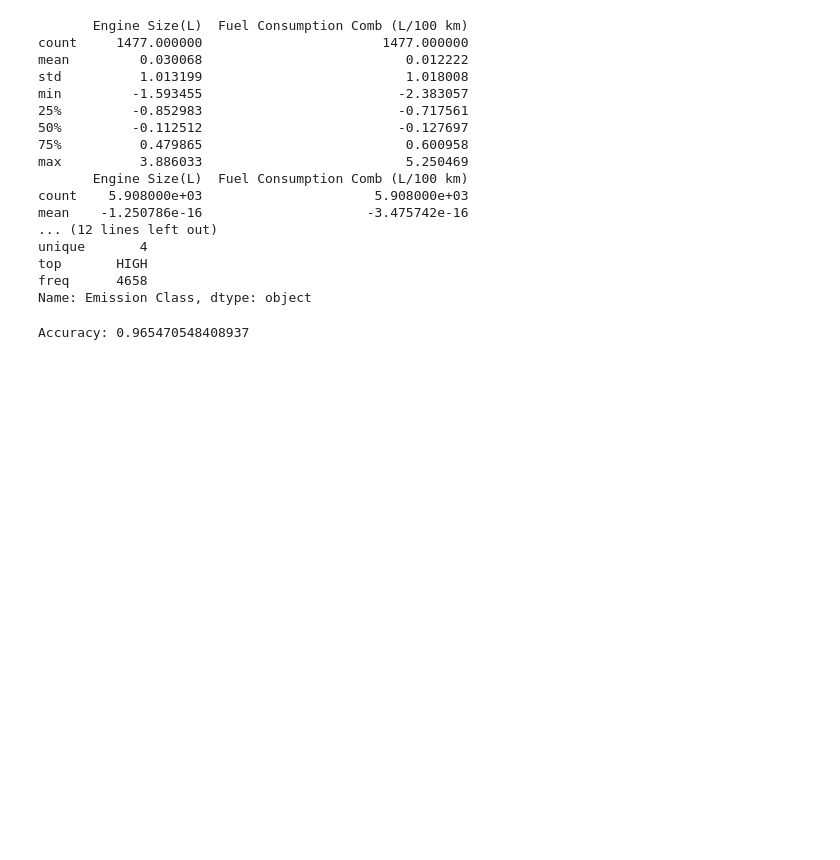
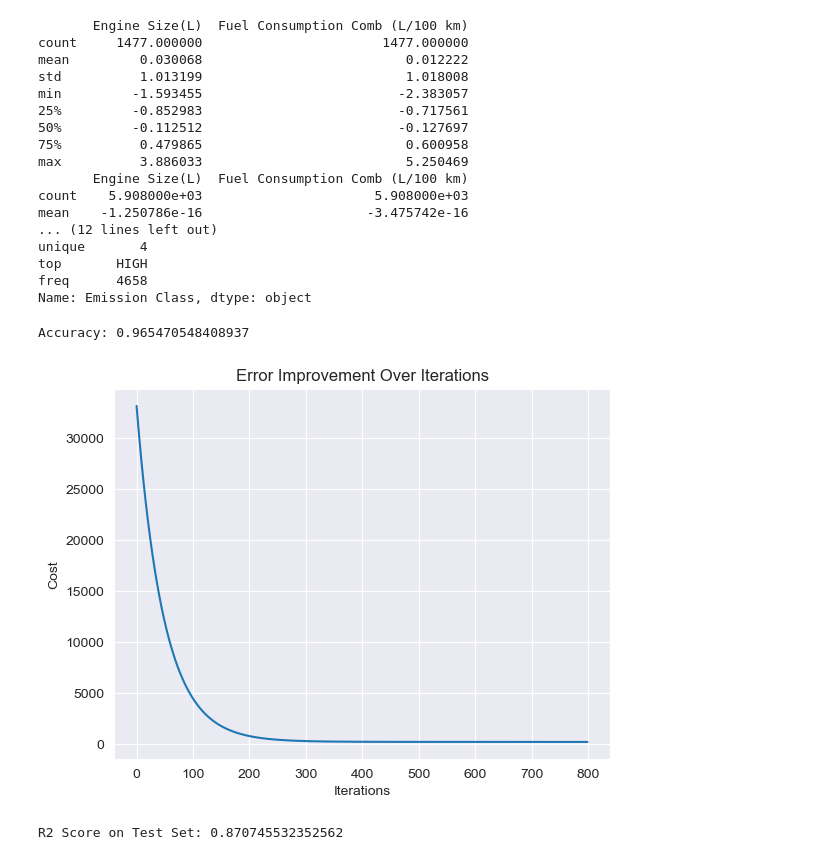
Before and after one commit to hagag1919/CO2-emission-ml, a Jupyter notebook: app.ipynb, the cells around one changed output. Cells and saved outputs as stored; diff of their text form; code cells hidden in the pictures; blank space fills up the shorter version.

Commit message:
update linear regression block

```diff
--- a/app.ipynb
+++ b/app.ipynb
@@ -180,44 +180,55 @@ plt.ylabel('Fuel Consumption Comb (L/100 km)')
 plt.tight_layout()
 plt.show()
 # %%
+# Linear Regression
+# Assuming 'data' is already loaded with the required columns.
+X = data[['Engine Size(L)', 'Fuel Consumption Comb (L/100 km)']].values
+y = data['CO2 Emissions(g/km)'].values
 
 # Normalize features
-X_train_co2 = (X_train_co2 - np.mean(X_train_co2, axis=0)) / np.std(X_train_co2, axis=0)
+X = (X - np.mean(X, axis=0)) / np.std(X, axis=0)
 
 # Add a column of ones to X for the bias term
-X_train_co2 = np.hstack([np.ones((X_train_co2.shape[0], 1)), X])
+X = np.hstack([np.ones((X.shape[0], 1)), X])
+
+# Split the data into training and testing sets
+X_train, X_test, y_train, y_test = train_test_split(X, y, test_size=0.2, random_state=42)
 
 # Initialize parameters
-theta = np.zeros(X_train_co2.shape[1])
+theta = np.zeros(X_train.shape[1])
 alpha = 0.01
-iterations = 500
-m = len(y)
+iterations = 800
+m = len(y_train)
 cost_history = []
 
 # Gradient descent
 for i in range(iterations):
-    # Calculate the predictions based on the current parameters
-    predictions = X_train_co2.dot(theta)
+    # Compute the predictions for the training set by multiplying X_train with the parameters (theta)
+    predictions = X_train.dot(theta)
 
-    # Calculate the error between predictions and actual values
-    errors = predictions - y
+    # Calculate the error (difference) between the predicted and actual values
+    errors = predictions - y_train
 
-    # Compute the cost (mean squared error)
-    cost = (1/(2*m)) * np.dot(errors.T, errors)
+    # Compute the cost function (Mean Squared Error divided by 2) to measure the performance
+    cost = (1 / (2 * m)) * np.dot(errors.T, errors)
 
-    # Store the cost in the history for later analysis
+    # Append the current cost to the cost history to track convergence over iterations
     cost_history.append(cost)
 
-    # Update the parameters using the gradient descent update rule
-    theta -= (alpha/m) * X_train_co2.T.dot(errors)
+    # Update the parameters (theta) using the gradient descent rule:
+    # theta = theta - (learning_rate / number_of_samples) * (transpose(X_train) * errors)
+    theta -= (alpha / m) * X_train.T.dot(errors)
 
 # Plot the cost history
 plt.plot(range(iterations), cost_history)
 plt.xlabel("Iterations")
 plt.ylabel("Cost")
 plt.title("Error Improvement Over Iterations")
 plt.show()
 
-# Evaluate the model using R2 score
-y_pred = X.dot(theta)
-print("R2 Score:", r2_score(y, y_pred))
+# Evaluate the model on the test set using R² score
+y_test_pred = X_test.dot(theta)
+print("R2 Score on Test Set:", r2_score(y_test, y_test_pred))
+# %% [output]
+[figure, added]
+R2 Score on Test Set: 0.870745532352562
```
